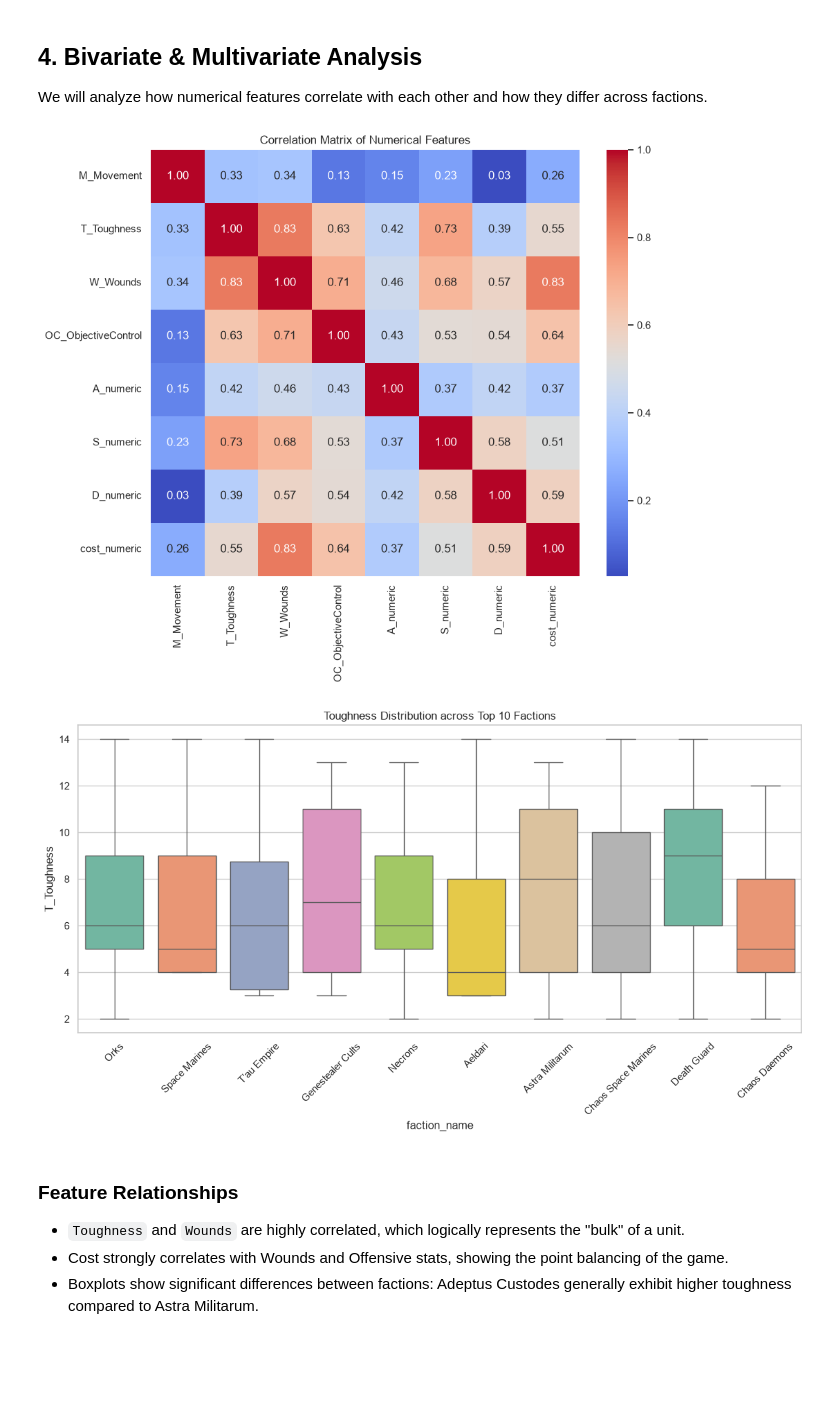
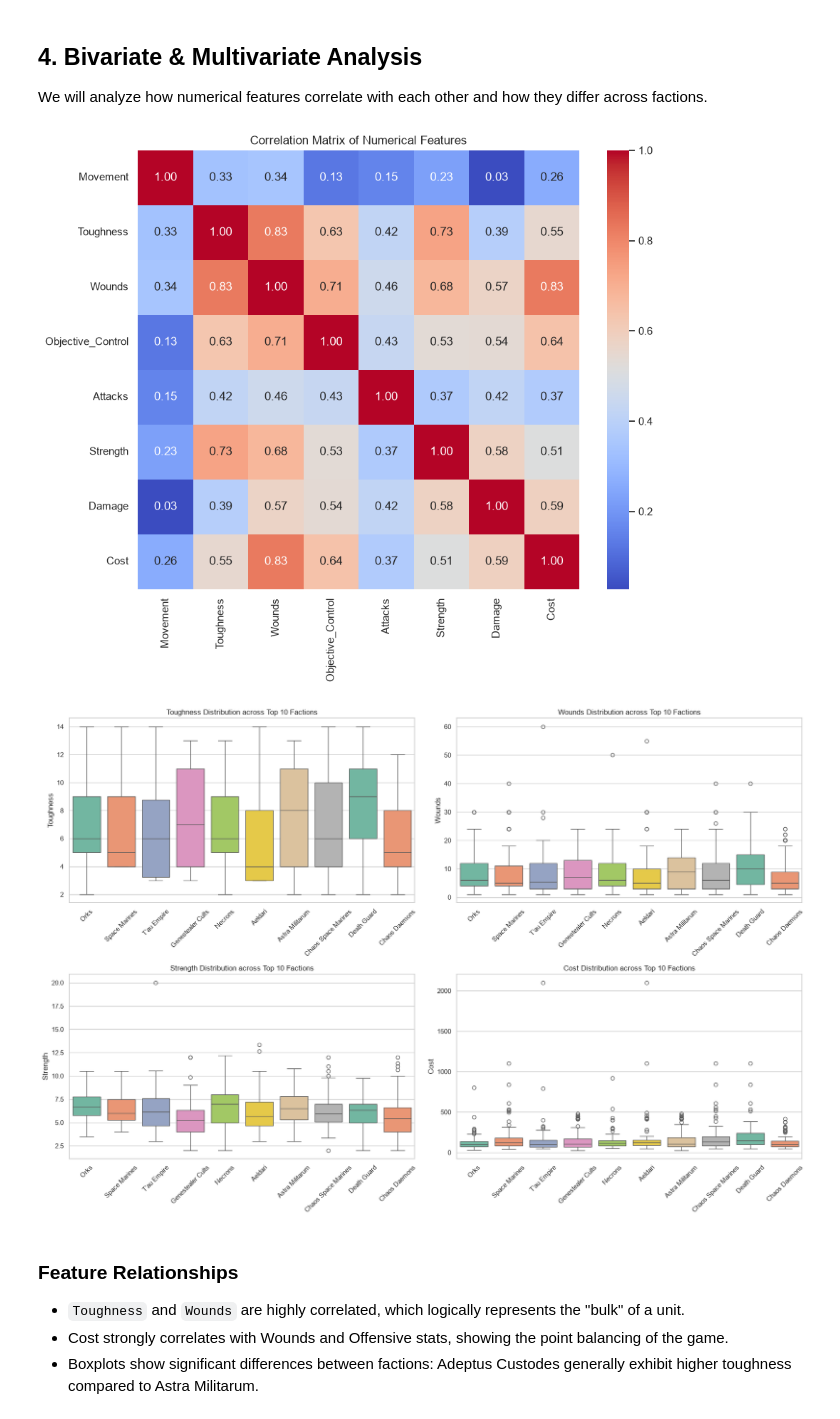
Before and after one commit to JeanJedsonn/Machine_Learning_Parte1V4, a Jupyter notebook: Warhammer40k_EDA.ipynb, the cells around one changed output. Cells and saved outputs as stored; diff of their text form; code cells hidden in the pictures; blank space fills up the shorter version.

```diff
--- a/Warhammer40k_EDA.ipynb
+++ b/Warhammer40k_EDA.ipynb
@@ -104,6 +134,18 @@ data = data.merge(models_agg, on='datasheet_id', how='left')
 data = data.merge(wargear_agg, on='datasheet_id', how='left')
 data = data.merge(costs_agg, on='datasheet_id', how='left')
 
+# Rename columns for clarity in plots
+data = data.rename(columns={
+    'M_Movement': 'Movement',
+    'T_Toughness': 'Toughness',
+    'W_Wounds': 'Wounds',
+    'OC_ObjectiveControl': 'Objective_Control',
+    'A_numeric': 'Attacks',
+    'S_numeric': 'Strength',
+    'D_numeric': 'Damage',
+    'cost_numeric': 'Cost'
+})
+
 print(f"Final merged dataset shape: {data.shape}")
 display(data.head())
 # %% [output]
@@ -175,7 +233,7 @@ plt.show()
 Let's analyze which factions have the highest average attributes across the board.
 # %%
 # Factions that stand out in key attributes
-attributes = ['T_Toughness', 'W_Wounds', 'M_Movement', 'cost_numeric']
+attributes = ['Toughness', 'Wounds', 'Movement', 'Cost']
 titles = ['Toughness', 'Wounds', 'Movement', 'Cost']
 
 fig, axes = plt.subplots(2, 2, figsize=(16, 12))
@@ -220,7 +278,7 @@ Majority Class Baseline Accuracy: 16.56%
 We will analyze how numerical features correlate with each other and how they differ across factions.
 # %%
 # Correlation Heatmap
-numeric_cols = ['M_Movement', 'T_Toughness', 'W_Wounds', 'OC_ObjectiveControl', 'A_numeric', 'S_numeric', 'D_numeric', 'cost_numeric']
+numeric_cols = ['Movement', 'Toughness', 'Wounds', 'Objective_Control', 'Attacks', 'Strength', 'Damage', 'Cost']
 
 plt.figure(figsize=(10, 8))
 corr = data[numeric_cols].corr()
@@ -228,19 +286,26 @@ sns.heatmap(corr, annot=True, cmap='coolwarm', fmt=".2f")
 plt.title("Correlation Matrix of Numerical Features")
 plt.show()
 # %% [output]
-[figure, old version]
+[figure, new version]
 # %%
-# Boxplot: Toughness by Faction
+# Boxplots: Key Attributes by Faction
 top_factions = data['faction_name'].value_counts().head(10).index
 subset = data[data['faction_name'].isin(top_factions)]
 
-plt.figure(figsize=(14, 6))
-sns.boxplot(x='faction_name', y='T_Toughness', data=subset, palette='Set2')
-plt.title('Toughness Distribution across Top 10 Factions')
-plt.xticks(rotation=45)
+attributes_to_plot = ['Toughness', 'Wounds', 'Strength', 'Cost']
+fig, axes = plt.subplots(2, 2, figsize=(18, 12))
+axes = axes.flatten()
+
+for i, attr in enumerate(attributes_to_plot):
+    sns.boxplot(x='faction_name', y=attr, data=subset, ax=axes[i], palette='Set2')
+    axes[i].set_title(f'{attr} Distribution across Top 10 Factions')
+    axes[i].tick_params(axis='x', rotation=45)
+    axes[i].set_xlabel('')
+
+plt.tight_layout()
 plt.show()
 # %% [output]
-[figure, old version]
+[figure, new version]
 # %% [markdown]
 ### Feature Relationships
 - `Toughness` and `Wounds` are highly correlated, which logically represents the "bulk" of a unit.
```
Also changed, not shown: parts of 12 cells of this notebook, 2 other files.
